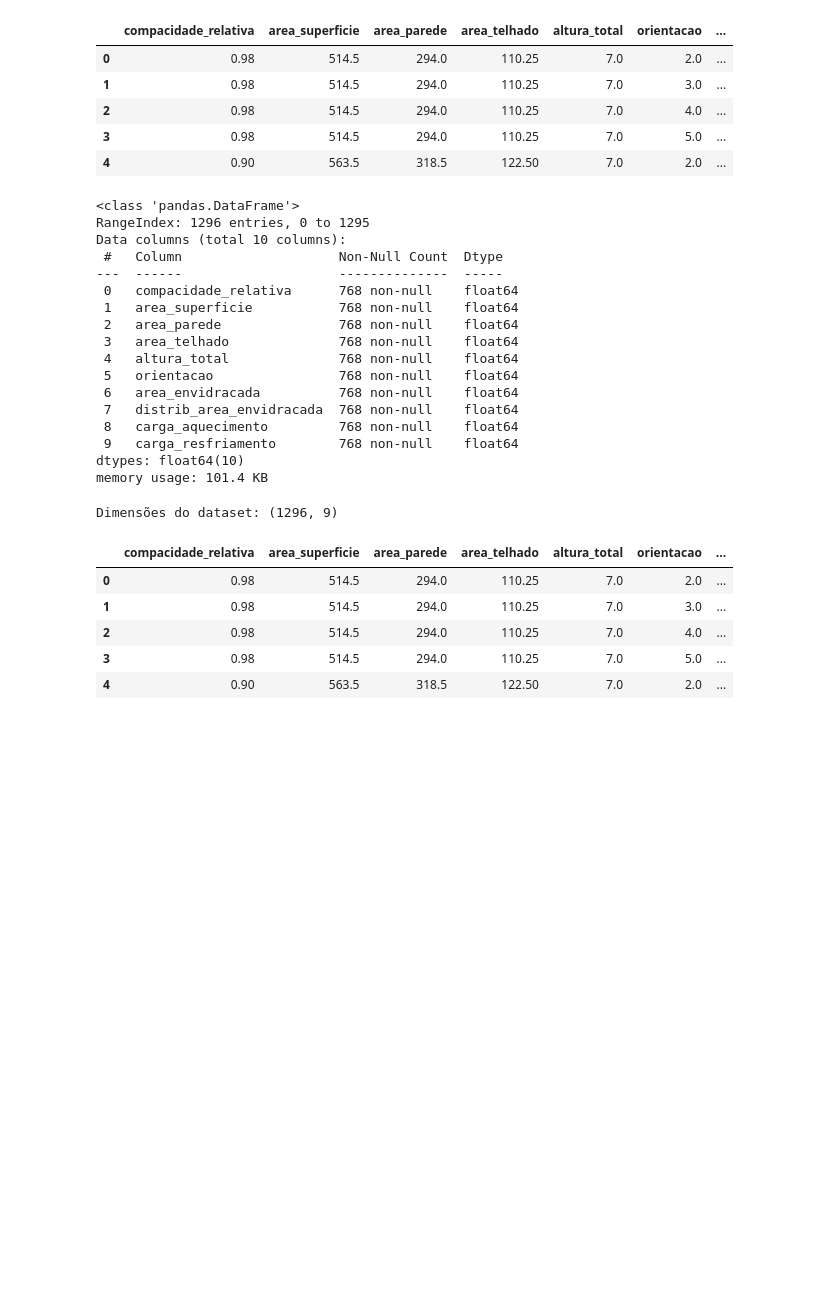
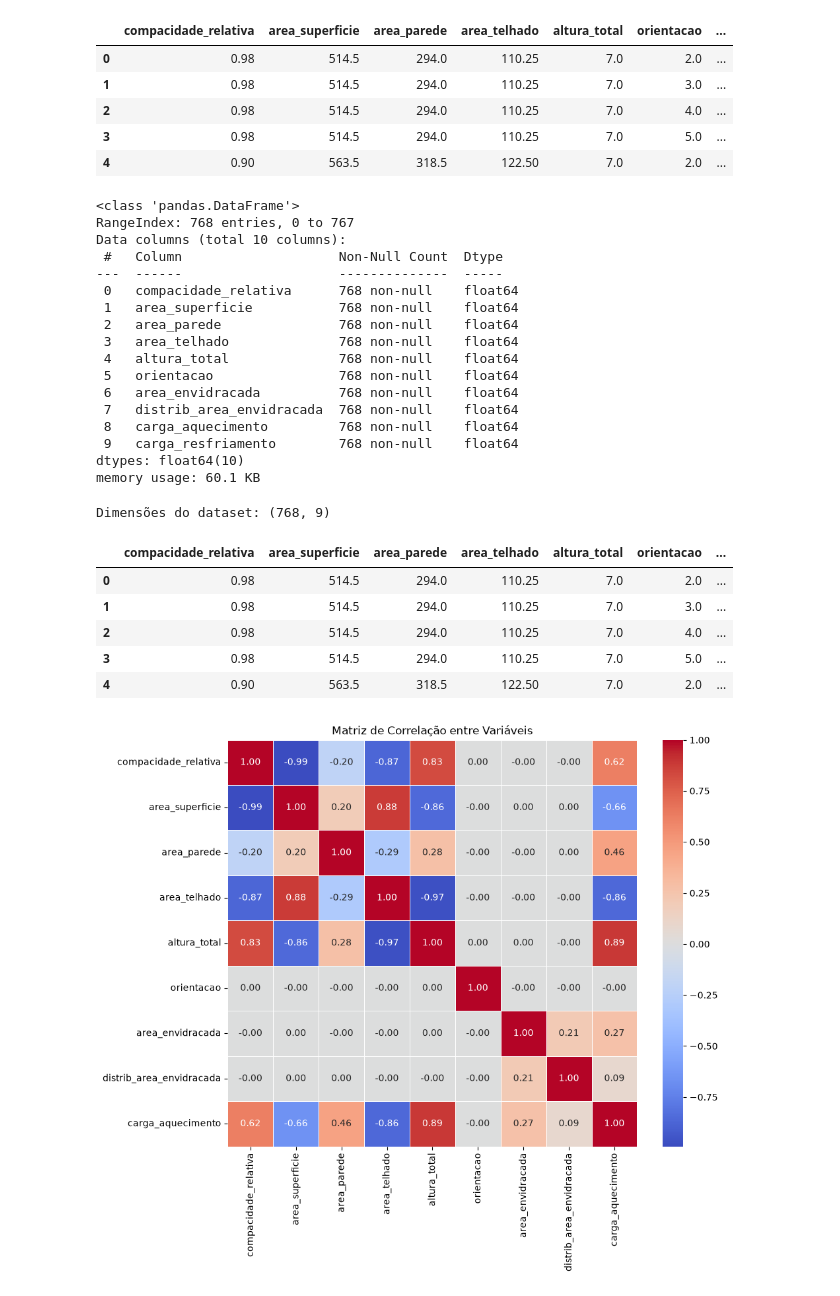
Before and after one commit to sergiojnr/Energy-Efficiency, a Jupyter notebook: notebook/efficiency.ipynb, the cells around one changed output. Cells and saved outputs as stored; diff of their text form; code cells hidden in the pictures; blank space fills up the shorter version.

```diff
--- a/notebook/efficiency.ipynb
+++ b/notebook/efficiency.ipynb
@@ -110,6 +94,8 @@ colunas = {
     'Y2': 'carga_resfriamento' # Target 2
 }
 df = df.rename(columns=colunas)
+# %%
+df = df.dropna()
 # %%
 display(df.head())
 # %% [output]
@@ -123,7 +109,7 @@ display(df.head())
 df.info()
 # %% [output]
 <class 'pandas.DataFrame'>
-RangeIndex: 1296 entries, 0 to 1295
+RangeIndex: 768 entries, 0 to 767
 Data columns (total 10 columns):
  #   Column                    Non-Null Count  Dtype
 ---  ------                    --------------  -----
@@ -138,7 +124,7 @@ Data columns (total 10 columns):
  8   carga_aquecimento         768 non-null    float64
  9   carga_resfriamento        768 non-null    float64
 dtypes: float64(10)
-memory usage: 101.4 KB
+memory usage: 60.1 KB
 # %%
 # Vamos fazer a regressão no Y1 primeiro, pra isso, podemos remover o Y2.
 
@@ -147,7 +133,7 @@ df = df.drop(columns=['carga_resfriamento'])
 print("Dimensões do dataset:", df.shape)
 display(df.head())
 # %% [output]
-Dimensões do dataset: (1296, 9)
+Dimensões do dataset: (768, 9)
 |  | compacidade_relativa | area_superficie | area_parede | area_telhado | altura_total | orientacao | ... |
 | 0 | 0.98 | 514.5 | 294.0 | 110.25 | 7.0 | 2.0 | ... |
 | 1 | 0.98 | 514.5 | 294.0 | 110.25 | 7.0 | 3.0 | ... |
@@ -157,17 +145,12 @@ Dimensões do dataset: (1296, 9)
 # %%
 plt.figure(figsize=(10, 8))
 sns.heatmap(df.corr(), annot=True, cmap='coolwarm', fmt=".2f", linewidths=0.5)
 plt.title("Matriz de Correlação entre Variáveis")
 plt.show()
 
-# Figura 2: Gráficos de Dispersão (Features mais correlacionadas com Y1)
-fig, axes = plt.subplots(1, 2, figsize=(14, 5))
 
-# Altura Total vs Carga de Aquecimento
-sns.boxplot(data=df, x='altura_total', y='carga_aquecimento', ax=axes[0], palette='Set2')
-axes[0].set_title('Impacto da Altura Total na Carga de Aquecimento')
-
-# Área do Telhado vs Carga de Aquecimento
-sns.scatterplot(data=df, x='area_telhado', y='carga_aquecimento', ax=axes[1], alpha=0.6, color='darkred')
-axes[1].set_title('Área do Telhado vs Carga de Aquecimento')
-plt.show()
+# Se a celula (x,y) for proxima de 1, significa que as features x e y proporcionais
+# Se a celula (x,y) for proxima de -1, significa que as features x e y inversamente proporcionais
+# Se a celula (x,y) for proxima de 0, significa que as features x e y nao tem relaçao
+# %% [output]
+[figure, added]
```
Also changed, not shown: parts of 9 cells of this notebook.
